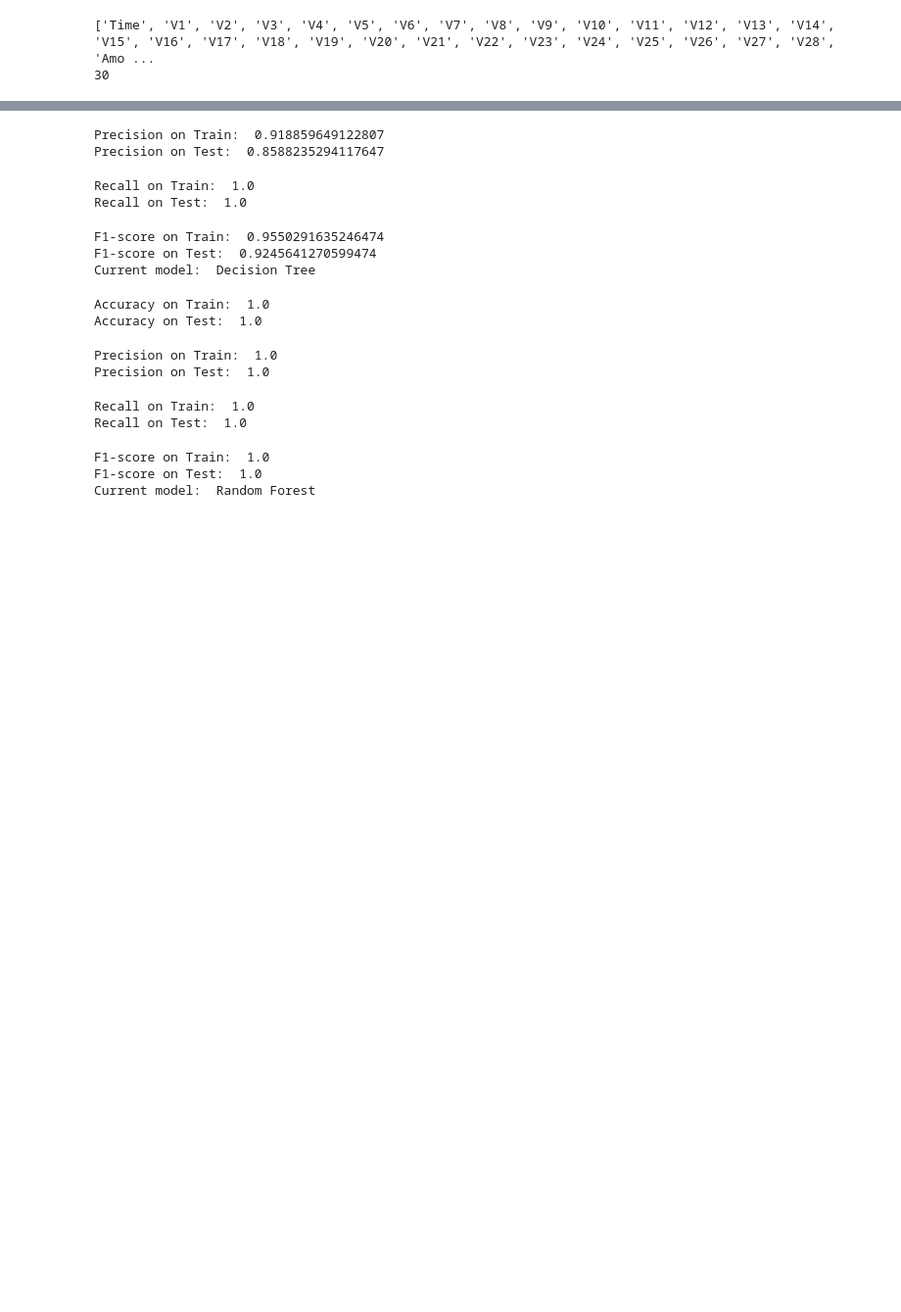
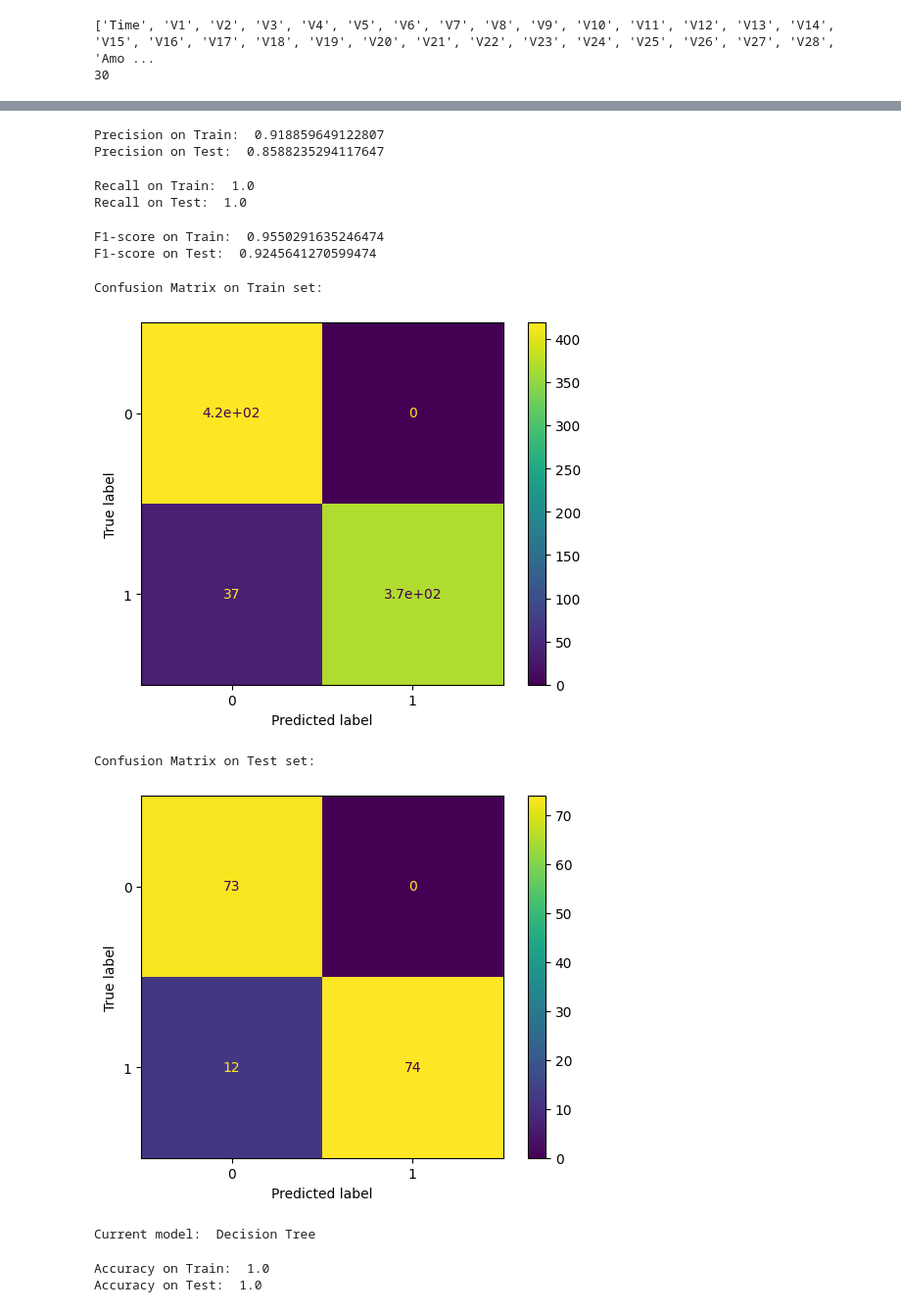
Before and after one commit to Sandokhan/creditcard-egd, a Jupyter notebook: mlModels.ipynb, the cells around one changed output, grey strips where cells are left out. Shown at 98% size. Cells and saved outputs as stored; diff of their text form; code cells hidden in the pictures; blank space fills up the shorter version.

```diff
--- a/mlModels.ipynb
+++ b/mlModels.ipynb
@@ -359,41 +373,56 @@ for balanced_model, balanced_model_name in zip(balanced_list_of_models, balanced
     balanced_precision_evaluator = MulticlassClassificationEvaluator(predictionCol='Class_Prediction', labelCol='Class', metricName='precisionByLabel')
     balanced_precision_score_train = balanced_precision_evaluator.evaluate(balanced_train_pred)
     balanced_precision_score_test = balanced_precision_evaluator.evaluate(balanced_test_pred)
     print('Precision on Train: ', balanced_precision_score_train)
     print('Precision on Test: ', balanced_precision_score_test)
 
     # get recall on train and test set
     balanced_recall_evaluator = MulticlassClassificationEvaluator(predictionCol='Class_Prediction', labelCol='Class', metricName='recallByLabel')
     balanced_recall_score_train = balanced_recall_evaluator.evaluate(balanced_train_pred)
     balanced_recall_score_test = balanced_recall_evaluator.evaluate(balanced_test_pred)
     print('Recall on Train: ', balanced_recall_score_train)
     print('Recall on Test: ', balanced_recall_score_test)
 
     # get f1-score on train and test set
     balanced_f1_evaluator = MulticlassClassificationEvaluator(predictionCol='Class_Prediction', labelCol='Class', metricName='f1')
     balanced_f1_score_train = balanced_f1_evaluator.evaluate(balanced_train_pred)
     balanced_f1_score_test = balanced_f1_evaluator.evaluate(balanced_test_pred)
     print('F1-score on Train: ', balanced_f1_score_train)
     print('F1-score on Test: ', balanced_f1_score_test)
 
-    # get confusion matrix on train and test set
+    # get confusion matrix on train set
+    balanced_preds_and_labels_train = balanced_train_pred.withColumn("Class_Prediction", balanced_train_pred["Class_Prediction"].cast(DoubleType())).withColumn("Class", balanced_train_pred["Class"].cast(DoubleType()))
+    balanced_preds_and_labels_train = balanced_preds_and_labels_train.select(['Class_Prediction', 'Class'])
+    balanced_metrics_train = MulticlassMetrics(balanced_preds_and_labels_train.rdd)
+    balanced_cm_arr_train = balanced_metrics_train.confusionMatrix().toArray().astype(float)
+    balanced_cm_disp_train = ConfusionMatrixDisplay(confusion_matrix=balanced_cm_arr_train)
+    print('Confusion Matrix on Train set:')
+    balanced_cm_disp_train.plot()
+    plt.show()
+
+    # get confusion matrix on test set
+    balanced_preds_and_labels_test = balanced_test_pred.withColumn("Class_Prediction", balanced_test_pred["Class_Prediction"].cast(DoubleType())).withColumn("Class", balanced_test_pred["Class"].cast(DoubleType()))
+    balanced_preds_and_labels_test = balanced_preds_and_labels_test.select(['Class_Prediction', 'Class'])
+    balanced_metrics_test = MulticlassMetrics(balanced_preds_and_labels_test.rdd)
+    balanced_cm_arr_test = balanced_metrics_test.confusionMatrix().toArray().astype(float)
+    balanced_cm_disp_test = ConfusionMatrixDisplay(confusion_matrix=balanced_cm_arr_test)
+    print('Confusion Matrix on Test set:')
+    balanced_cm_disp_test.plot()
+    plt.show()
 # %% [output]
 Current model:  Logistic Regression
 Accuracy on Train:  0.9551515151515152
 Accuracy on Test:  0.9245283018867925
 Precision on Train:  0.918859649122807
 Precision on Test:  0.8588235294117647
 Recall on Train:  1.0
 Recall on Test:  1.0
 F1-score on Train:  0.9550291635246474
 F1-score on Test:  0.9245641270599474
-Current model:  Decision Tree
-Accuracy on Train:  1.0
-Accuracy on Test:  1.0
+Confusion Matrix on Train set:
+[figure, added]
-Precision on Train:  1.0
-Precision on Test:  1.0
+Confusion Matrix on Test set:
+[figure, added]
-Recall on Train:  1.0
-Recall on Test:  1.0
+Current model:  Decision Tree
-F1-score on Train:  1.0
-F1-score on Test:  1.0
-Current model:  Random Forest
+Accuracy on Train:  1.0
+Accuracy on Test:  1.0
```
Also changed, not shown: parts of 8 cells of this notebook.
